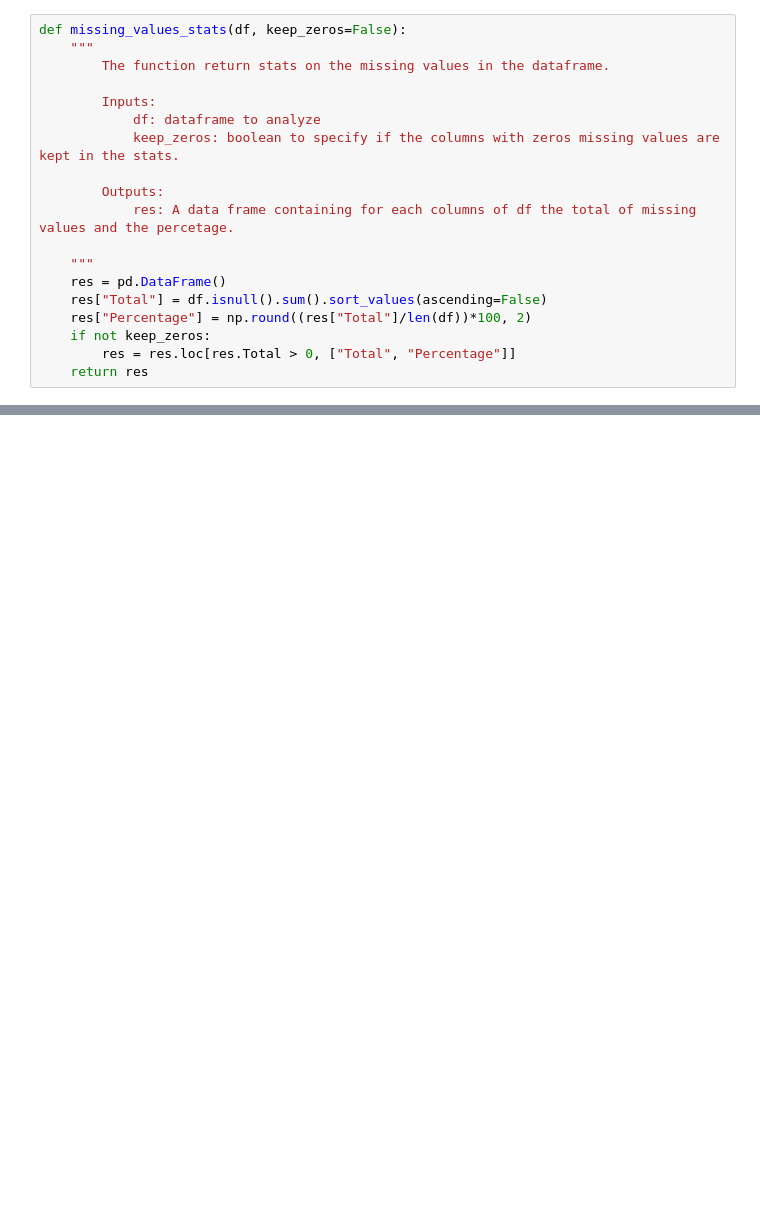
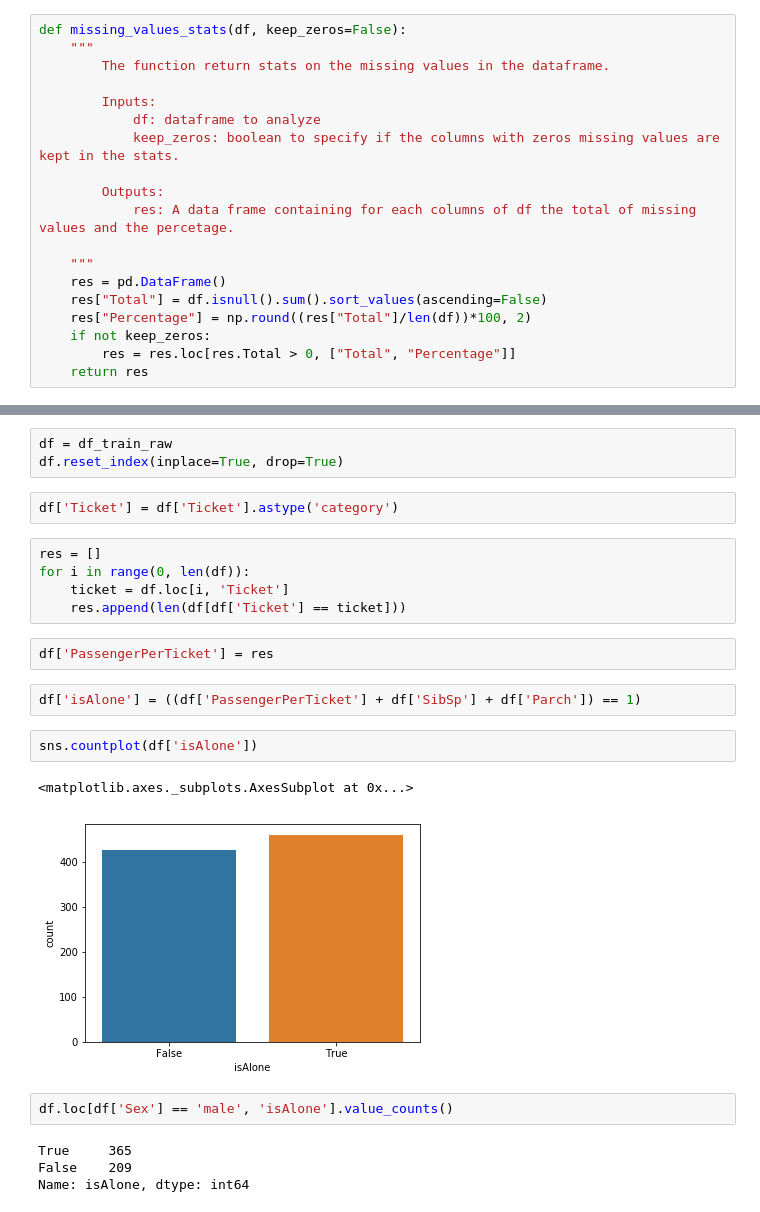
Before and after one commit to BastienVialla/Titanic_kaggle, a Jupyter notebook: Titanic.ipynb, the cells around one changed output, grey strips where cells are left out. Saved outputs shown, nothing was run; the diff lists cells and outputs as text; blank space fills up the shorter version.

```diff
--- a/Titanic.ipynb
+++ b/Titanic.ipynb
@@ -590,0 +128,25 @@ class NN_embeddings:
+# %%
+df = df_train_raw
+df.reset_index(inplace=True, drop=True)
+# %%
+df['Ticket'] = df['Ticket'].astype('category')
+# %%
+res = []
+for i in range(0, len(df)):
+    ticket = df.loc[i, 'Ticket']
+    res.append(len(df[df['Ticket'] == ticket]))
+# %%
+df['PassengerPerTicket'] = res
+# %%
+df['isAlone'] = ((df['PassengerPerTicket'] + df['SibSp'] + df['Parch']) == 1)
+# %%
+sns.countplot(df['isAlone'])
+# %% [output]
+<matplotlib.axes._subplots.AxesSubplot at 0x...>
+[figure, added]
+# %%
+df.loc[df['Sex'] == 'male', 'isAlone'].value_counts()
+# %% [output]
+True     365
+False    209
+Name: isAlone, dtype: int64
```
Also changed, not shown: parts of 233 cells of this notebook.
